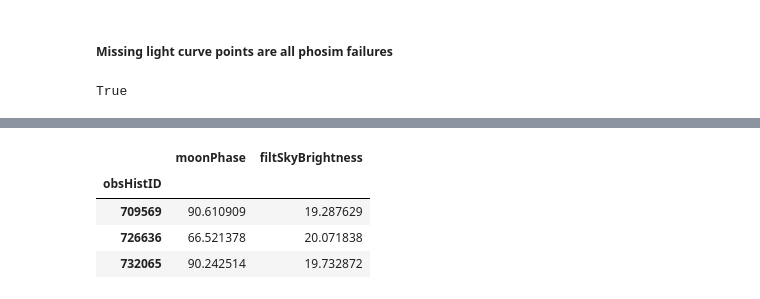
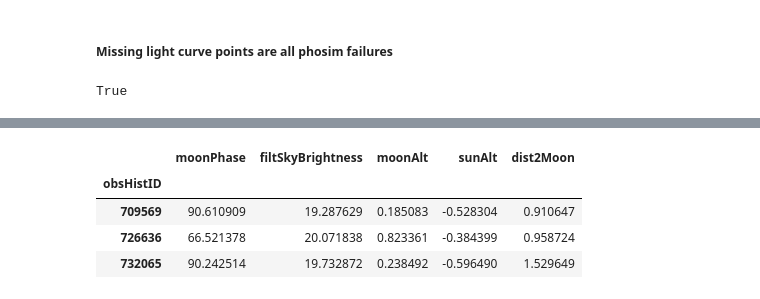
Before and after one commit to LSSTDESC/Twinkles, a Jupyter notebook: examples/notebooks/MissingObsHistIds.ipynb, the cells around one changed output, grey strips where cells are left out. Saved outputs shown, nothing was run; the diff lists cells and outputs as text; code cells hidden in the pictures.

Commit message:
Added a plot and some quantitative details: 	modified:   MissingObsHistIds.ipynb

```diff
--- a/examples/notebooks/MissingObsHistIds.ipynb
+++ b/examples/notebooks/MissingObsHistIds.ipynb
@@ -101,10 +150,10 @@ run1meta.ix[[709569, 726636, 732065]]
 # %%
 obs = pd.read_csv(os.path.join(twinklesDir, 'data/SelectedKrakenVisits.csv'), index_col='obsHistID')
 # %%
-obs.ix[[709569, 726636, 732065]][['moonPhase', 'filtSkyBrightness']]
+obs.ix[[709569, 726636, 732065]][['moonPhase', 'filtSkyBrightness', 'moonAlt', 'sunAlt', 'dist2Moon']]
 # %% [output]
-|  | moonPhase | filtSkyBrightness |
-| obsHistID |  |  |
-| 709569 | 90.610909 | 19.287629 |
-| 726636 | 66.521378 | 20.071838 |
-| 732065 | 90.242514 | 19.732872 |
+|  | moonPhase | filtSkyBrightness | moonAlt | sunAlt | dist2Moon |
+| obsHistID |  |  |  |  |  |
+| 709569 | 90.610909 | 19.287629 | 0.185083 | -0.528304 | 0.910647 |
+| 726636 | 66.521378 | 20.071838 | 0.823361 | -0.384399 | 0.958724 |
+| 732065 | 90.242514 | 19.732872 | 0.238492 | -0.596490 | 1.529649 |
```
Also changed, not shown: parts of 14 cells of this notebook.
